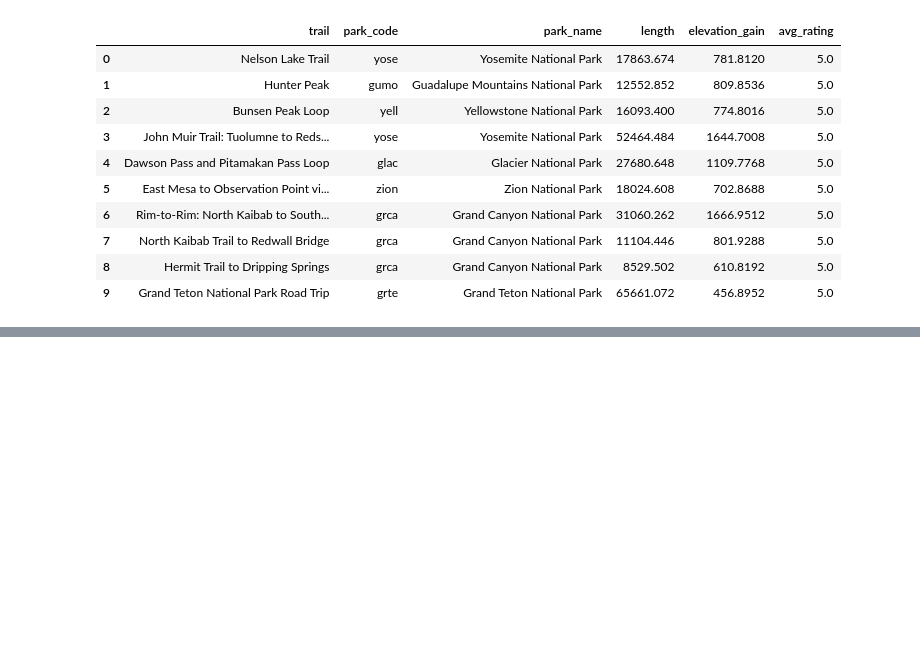
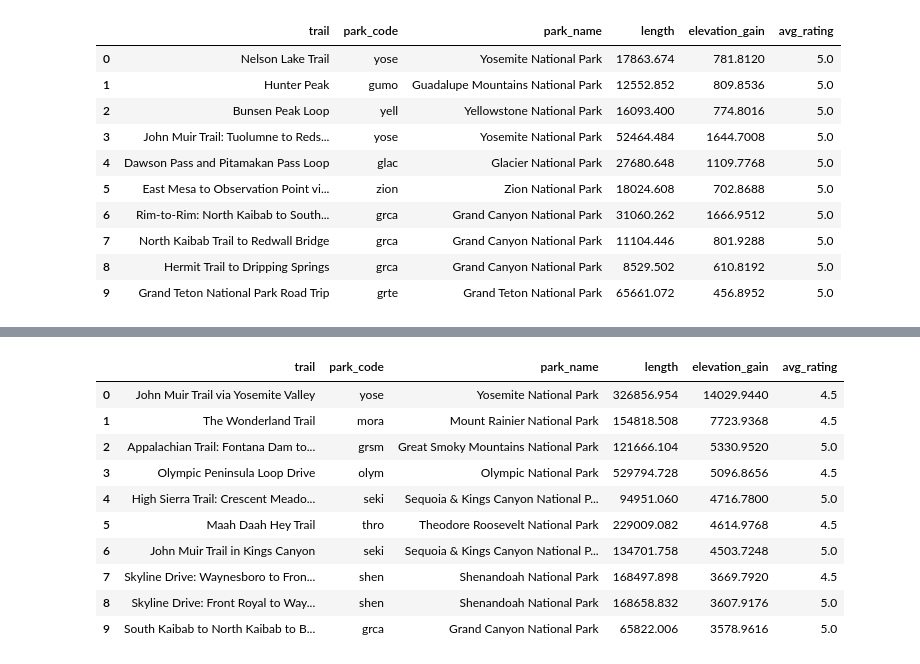
Before and after one commit to prathibha02/Project-2-parks_database, a Jupyter notebook: National_Parks.ipynb, the cells around one changed output, grey strips where cells are left out. Drawn from its saved outputs; the diff is of its cells as text; code cells hidden in the pictures; blank space fills up the shorter version.

```diff
--- a/National_Parks.ipynb
+++ b/National_Parks.ipynb
@@ -393,0 +414,17 @@ pd.read_sql_query('select t.trail,t.park_code,n.park_name,t.length,t.elevation_g
+# %%
+# Top 10 Highest Elevation Gain
+pd.read_sql_query('select t.trail,t.park_code,n.park_name,t.length,t.elevation_gain,t.avg_rating from alltrails \
+                  as t JOIN national_parks as n ON t.park_code = n.park_code \
+                  ORDER BY t.elevation_gain DESC LIMIT 10',con=engine)
+# %% [output]
+|  | trail | park_code | park_name | length | elevation_gain | avg_rating |
+| 0 | John Muir Trail via Yosemite Valley | yose | Yosemite National Park | 326856.954 | 14029.9440 | 4.5 |
+| 1 | The Wonderland Trail | mora | Mount Rainier National Park | 154818.508 | 7723.9368 | 4.5 |
+| 2 | Appalachian Trail: Fontana Dam to... | grsm | Great Smoky Mountains National Park | 121666.104 | 5330.9520 | 5.0 |
+| 3 | Olympic Peninsula Loop Drive | olym | Olympic National Park | 529794.728 | 5096.8656 | 4.5 |
+| 4 | High Sierra Trail: Crescent Meado... | seki | Sequoia & Kings Canyon National P... | 94951.060 | 4716.7800 | 5.0 |
+| 5 | Maah Daah Hey Trail | thro | Theodore Roosevelt National Park | 229009.082 | 4614.9768 | 4.5 |
+| 6 | John Muir Trail in Kings Canyon | seki | Sequoia & Kings Canyon National P... | 134701.758 | 4503.7248 | 5.0 |
+| 7 | Skyline Drive: Waynesboro to Fron... | shen | Shenandoah National Park | 168497.898 | 3669.7920 | 4.5 |
+| 8 | Skyline Drive: Front Royal to Way... | shen | Shenandoah National Park | 168658.832 | 3607.9176 | 5.0 |
+| 9 | South Kaibab to North Kaibab to B... | grca | Grand Canyon National Park | 65822.006 | 3578.9616 | 5.0 |
```
Also changed, not shown: parts of 3 cells of this notebook, 1 other file.
